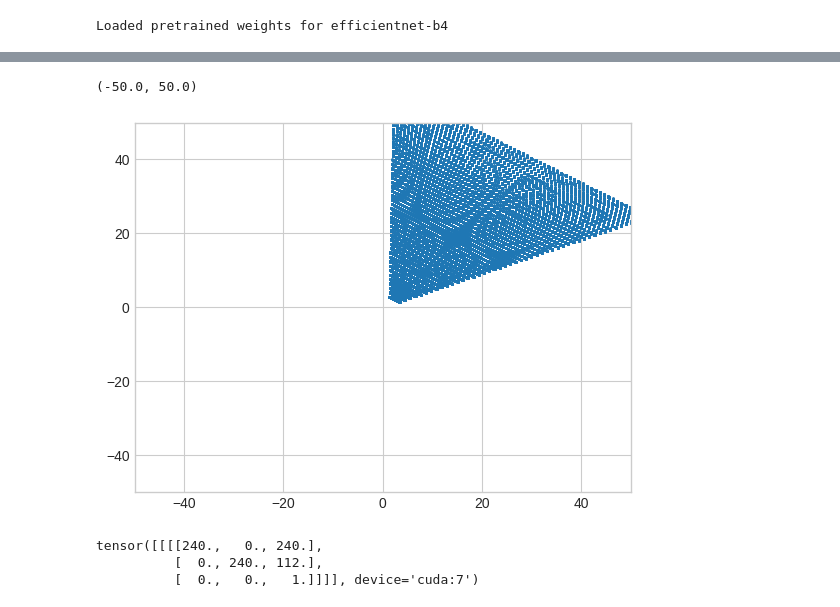
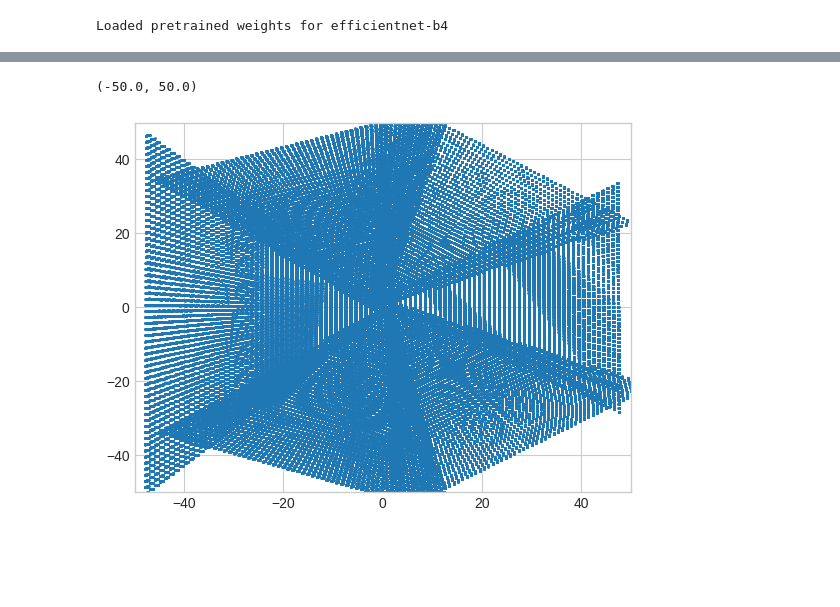
Before and after one commit to linlin-yu/ubev-UDMKDD, a Jupyter notebook: notebooks/test.ipynb, the cells around one changed output, grey strips where cells are left out. Cells and saved outputs as stored; diff of their text form; code cells hidden in the pictures; blank space fills up the shorter version.

```diff
--- a/notebooks/test.ipynb
+++ b/notebooks/test.ipynb
@@ -39,6 +40,9 @@ model.load(torch.load("../nuscenes/fiery_baseline/9.pt"))
 # %% [output]
 Loaded pretrained weights for efficientnet-b4
 # %%
-images, intrinsics, extrinsics, labels = vl.dataset[0]
+np.set_printoptions(suppress=True)
+
+# images, intrinsics, extrinsics, labels = vl.dataset[0]
+images = images[None].to(7)
 intrinsics = intrinsics[None].to(7)
 extrinsics = extrinsics[None].to(7)
@@ -74,7 +69,7 @@ tensor([[[[381.7794,   0.0000, 247.9846],
 # %%
-plt.scatter(pts[:, 0, :, :, :, 0].reshape(-1), pts[:, 0, :, :, :, 1].reshape(-1), s=1)
+plt.scatter(pts[:, :, :, :, :, 0].reshape(-1), pts[:, :, :, :, :, 1].reshape(-1), s=1)
 plt.xlim((-50, 50))
 plt.ylim((-50, 50))
 # %% [output]
 (-50.0, 50.0)
-[figure, old version]
+[figure, new version]
@@ -156,9 +75,0 @@ def ext_inverse(E):
-# %%
-int = get_intrinsics()
-int = int[None].repeat(1, axis=0)[None]
-int = torch.tensor(int).cuda(7).float()
-print(int)
-# %% [output]
-tensor([[[[240.,   0., 240.],
-          [  0., 240., 112.],
-          [  0.,   0.,   1.]]]], device='cuda:7')
```
Also changed, not shown: parts of 10 cells of this notebook, 24 other files.
